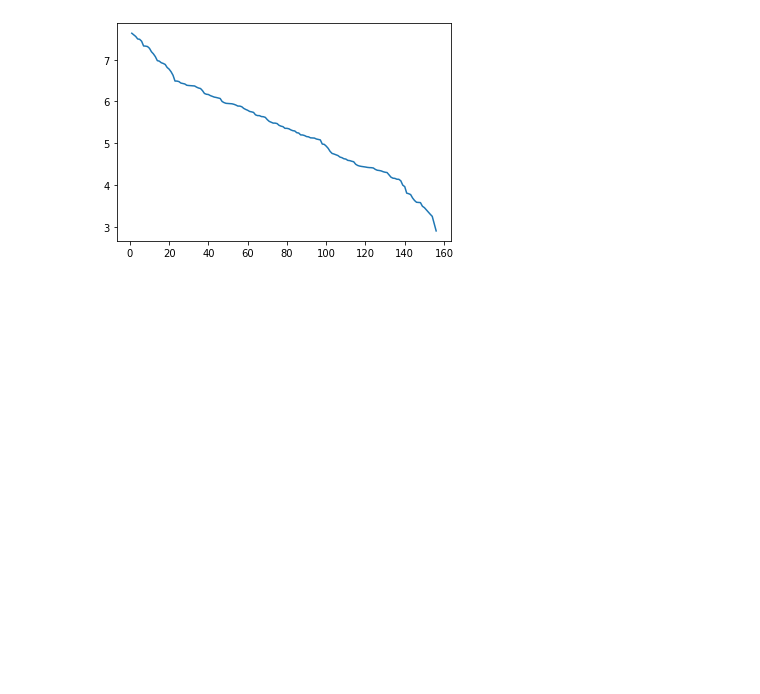
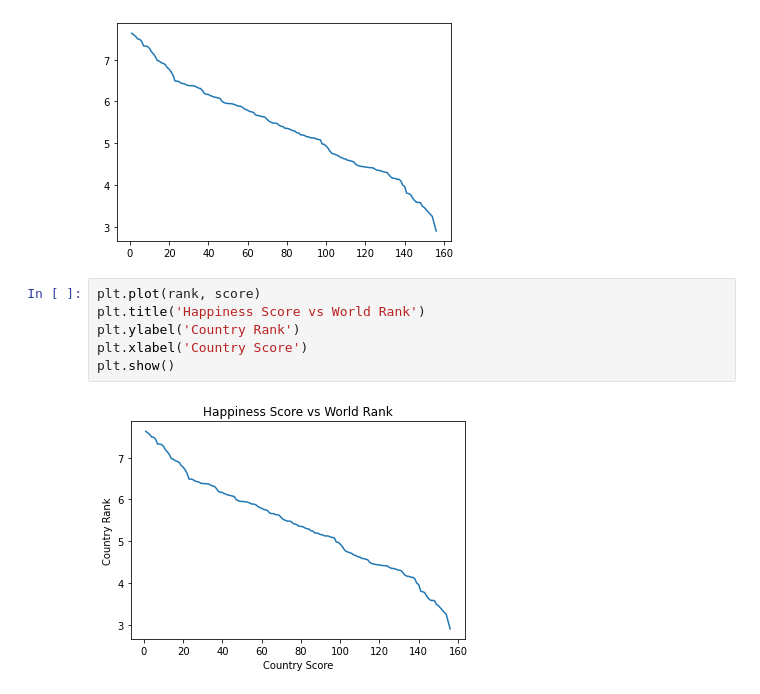
Before and after one commit to vjbarayuga/Data_Visualization_Explanatory, a Jupyter notebook: World_Happiness.ipynb, the cells around one changed output. Saved outputs shown, nothing was run; the diff lists cells and outputs as text; blank space fills up the shorter version.

```diff
--- a/World_Happiness.ipynb
+++ b/World_Happiness.ipynb
@@ -51,3 +53,11 @@ plt.plot(rank, score)
 plt.show()
 # %% [output]
 [figure]
+# %%
+plt.plot(rank, score)
+plt.title('Happiness Score vs World Rank')
+plt.ylabel('Country Rank')
+plt.xlabel('Country Score')
+plt.show()
+# %% [output]
+[figure, added]
```
Also changed, not shown: parts of 3 cells of this notebook.
